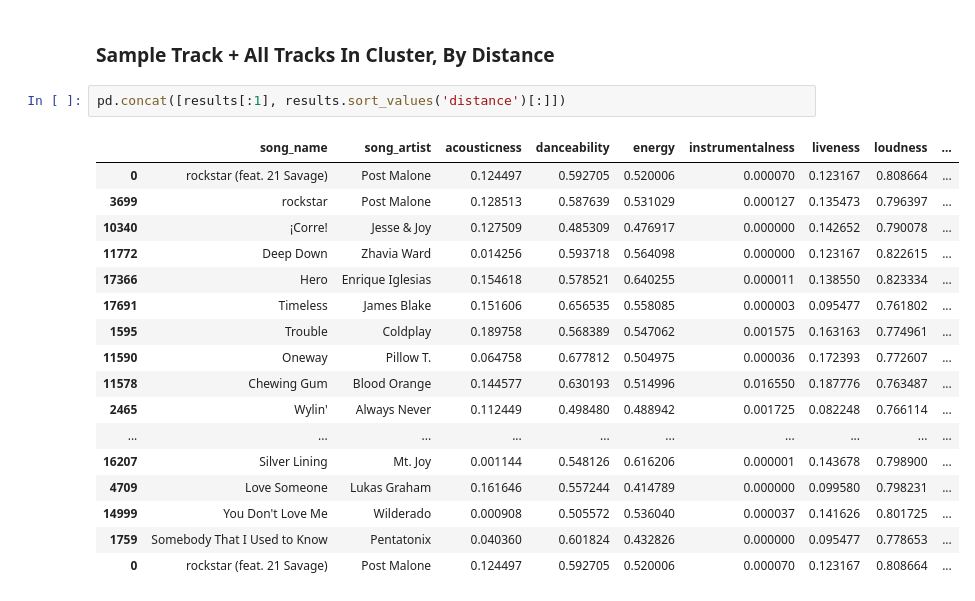
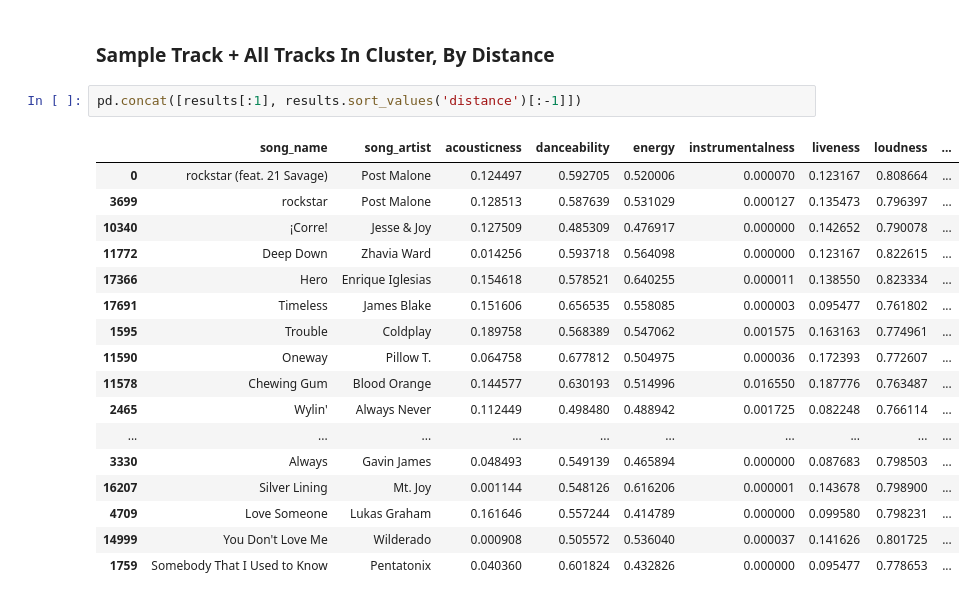
Before and after one commit to austiezr/spotify_recommendations, a Jupyter notebook: spotify_firstModels.ipynb, the cells around one changed output. Saved outputs shown, nothing was run; the diff lists cells and outputs as text.

```diff
--- a/spotify_firstModels.ipynb
+++ b/spotify_firstModels.ipynb
@@ -396,22 +401,22 @@ results.sample(1)
 # %% [markdown]
 ### Sample Track + All Tracks In Cluster, By Distance
 # %%
-pd.concat([results[:1], results.sort_values('distance')[:]])
+pd.concat([results[:1], results.sort_values('distance')[:-1]])
 # %% [output]
 |  | song_name | song_artist | acousticness | danceability | energy | instrumentalness | liveness | loudness | ... |
 | 0 | rockstar (feat. 21 Savage) | Post Malone | 0.124497 | 0.592705 | 0.520006 | 0.000070 | 0.123167 | 0.808664 | ... |
 | 3699 | rockstar | Post Malone | 0.128513 | 0.587639 | 0.531029 | 0.000127 | 0.135473 | 0.796397 | ... |
 | 10340 | ¡Corre! | Jesse & Joy | 0.127509 | 0.485309 | 0.476917 | 0.000000 | 0.142652 | 0.790078 | ... |
 | 11772 | Deep Down | Zhavia Ward | 0.014256 | 0.593718 | 0.564098 | 0.000000 | 0.123167 | 0.822615 | ... |
 | 17366 | Hero | Enrique Iglesias | 0.154618 | 0.578521 | 0.640255 | 0.000011 | 0.138550 | 0.823334 | ... |
 | 17691 | Timeless | James Blake | 0.151606 | 0.656535 | 0.558085 | 0.000003 | 0.095477 | 0.761802 | ... |
 | 1595 | Trouble | Coldplay | 0.189758 | 0.568389 | 0.547062 | 0.001575 | 0.163163 | 0.774961 | ... |
 | 11590 | Oneway | Pillow T. | 0.064758 | 0.677812 | 0.504975 | 0.000036 | 0.172393 | 0.772607 | ... |
 | 11578 | Chewing Gum | Blood Orange | 0.144577 | 0.630193 | 0.514996 | 0.016550 | 0.187776 | 0.763487 | ... |
 | 2465 | Wylin' | Always Never | 0.112449 | 0.498480 | 0.488942 | 0.001725 | 0.082248 | 0.766114 | ... |
 | ... | ... | ... | ... | ... | ... | ... | ... | ... | ... |
+| 3330 | Always | Gavin James | 0.048493 | 0.549139 | 0.465894 | 0.000000 | 0.087683 | 0.798503 | ... |
 | 16207 | Silver Lining | Mt. Joy | 0.001144 | 0.548126 | 0.616206 | 0.000001 | 0.143678 | 0.798900 | ... |
 | 4709 | Love Someone | Lukas Graham | 0.161646 | 0.557244 | 0.414789 | 0.000000 | 0.099580 | 0.798231 | ... |
 | 14999 | You Don't Love Me | Wilderado | 0.000908 | 0.505572 | 0.536040 | 0.000037 | 0.141626 | 0.801725 | ... |
 | 1759 | Somebody That I Used to Know | Pentatonix | 0.040360 | 0.601824 | 0.432826 | 0.000000 | 0.095477 | 0.778653 | ... |
-| 0 | rockstar (feat. 21 Savage) | Post Malone | 0.124497 | 0.592705 | 0.520006 | 0.000070 | 0.123167 | 0.808664 | ... |
```
Also changed, not shown: parts of 1 cell of this notebook.
